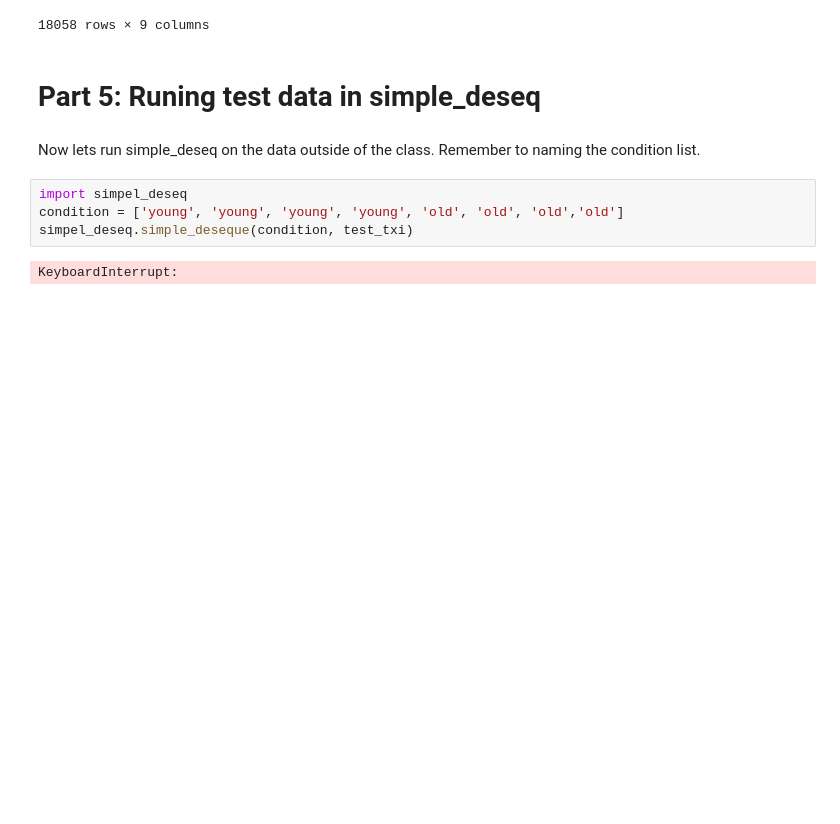
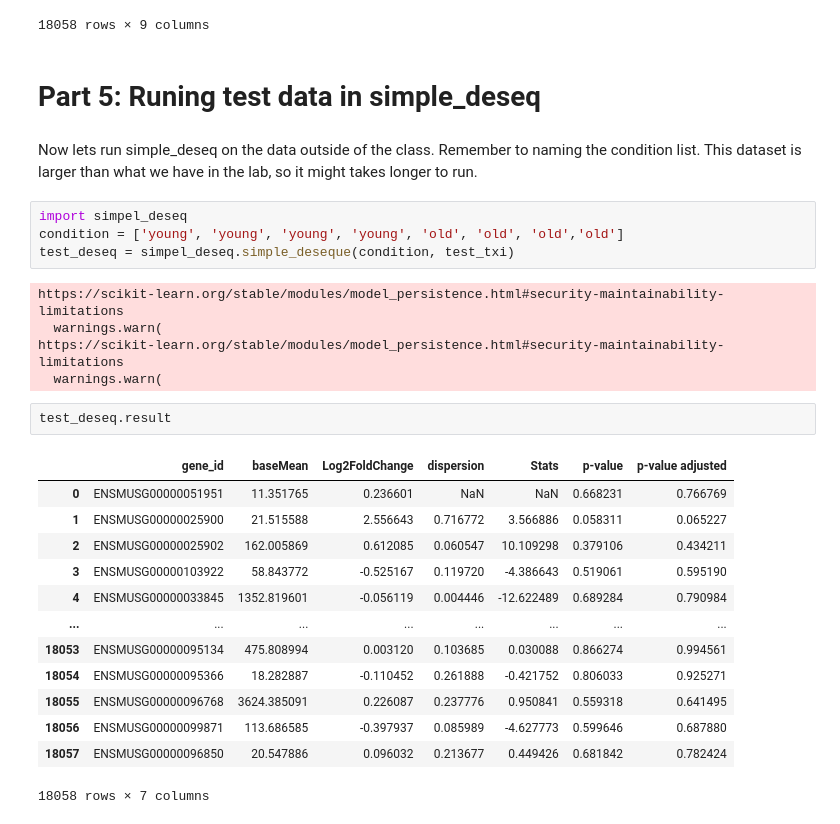
Before and after one commit to Kevinxsn/simple_deseq, a Jupyter notebook: simple_deseq/tutorial.ipynb, the cells around one changed output. Cells and saved outputs as stored; diff of their text form; blank space fills up the shorter version.

```diff
--- a/simple_deseq/tutorial.ipynb
+++ b/simple_deseq/tutorial.ipynb
@@ -258,10 +258,29 @@ test_txi.counts
 # %% [markdown]
 # Part 5: Runing test data in simple_deseq
 # %% [markdown]
-Now lets run simple_deseq on the data outside of the class. Remember to naming the condition list.
+Now lets run simple_deseq on the data outside of the class. Remember to naming the condition list. This dataset is larger than what we have in the lab, so it might takes longer to run.
 # %%
 import simpel_deseq
 condition = ['young', 'young', 'young', 'young', 'old', 'old', 'old','old']
-simpel_deseq.simple_deseque(condition, test_txi)
+test_deseq = simpel_deseq.simple_deseque(condition, test_txi)
 # %% [output]
-KeyboardInterrupt:
+https://scikit-learn.org/stable/modules/model_persistence.html#security-maintainability-limitations
+  warnings.warn(
+https://scikit-learn.org/stable/modules/model_persistence.html#security-maintainability-limitations
+  warnings.warn(
+# %%
+test_deseq.result
+# %% [output]
+|  | gene_id | baseMean | Log2FoldChange | dispersion | Stats | p-value | p-value adjusted |
+| 0 | ENSMUSG00000051951 | 11.351765 | 0.236601 | NaN | NaN | 0.668231 | 0.766769 |
+| 1 | ENSMUSG00000025900 | 21.515588 | 2.556643 | 0.716772 | 3.566886 | 0.058311 | 0.065227 |
+| 2 | ENSMUSG00000025902 | 162.005869 | 0.612085 | 0.060547 | 10.109298 | 0.379106 | 0.434211 |
+| 3 | ENSMUSG00000103922 | 58.843772 | -0.525167 | 0.119720 | -4.386643 | 0.519061 | 0.595190 |
+| 4 | ENSMUSG00000033845 | 1352.819601 | -0.056119 | 0.004446 | -12.622489 | 0.689284 | 0.790984 |
+| ... | ... | ... | ... | ... | ... | ... | ... |
+| 18053 | ENSMUSG00000095134 | 475.808994 | 0.003120 | 0.103685 | 0.030088 | 0.866274 | 0.994561 |
+| 18054 | ENSMUSG00000095366 | 18.282887 | -0.110452 | 0.261888 | -0.421752 | 0.806033 | 0.925271 |
+| 18055 | ENSMUSG00000096768 | 3624.385091 | 0.226087 | 0.237776 | 0.950841 | 0.559318 | 0.641495 |
+| 18056 | ENSMUSG00000099871 | 113.686585 | -0.397937 | 0.085989 | -4.627773 | 0.599646 | 0.687880 |
+| 18057 | ENSMUSG00000096850 | 20.547886 | 0.096032 | 0.213677 | 0.449426 | 0.681842 | 0.782424 |
+18058 rows × 7 columns
```
